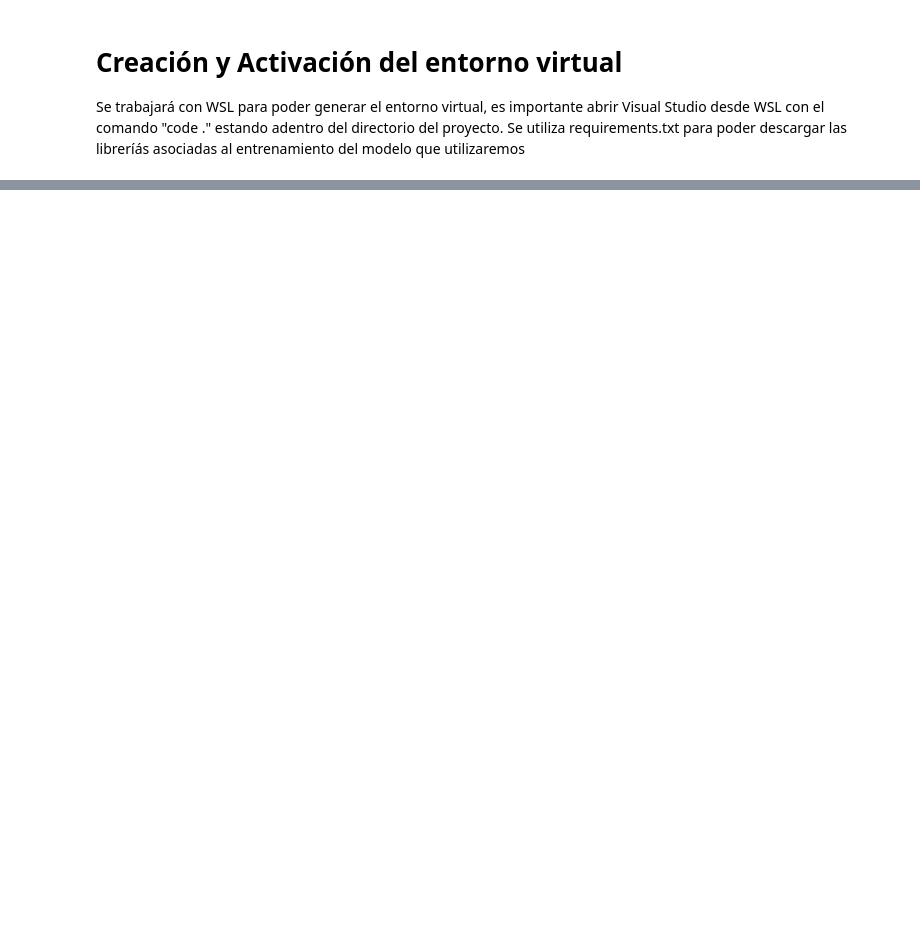
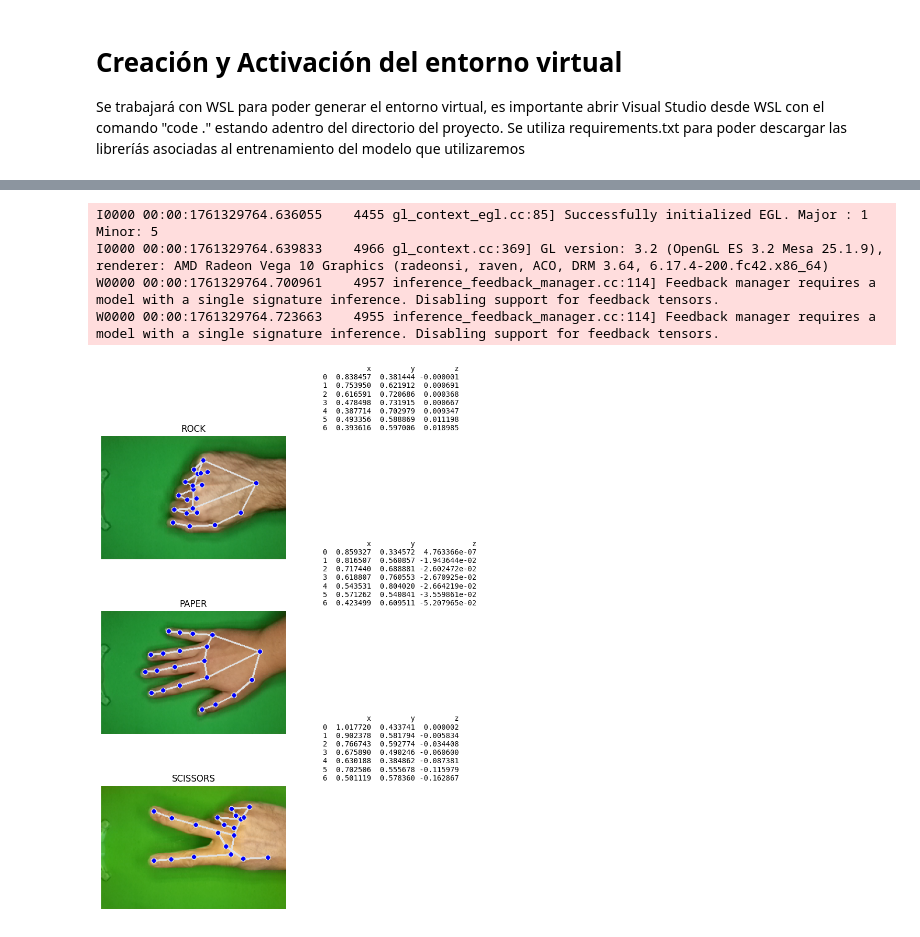
Before and after one commit to JustGerman/RockPaperScissor-NN-DL, a Jupyter notebook: proyecto.ipynb, the cells around one changed output, grey strips where cells are left out. Cells and saved outputs as stored; diff of their text form; code cells hidden in the pictures; blank space fills up the shorter version.

```diff
--- a/proyecto.ipynb
+++ b/proyecto.ipynb
@@ -52,0 +163,67 @@ Requirement already satisfied: pure-eval in ./.venv/lib/python3.12/site-packages
+# %%
+from PIL import Image
+import mediapipe as mp
+import numpy as np
+import matplotlib.pyplot as plt
+import os
+import random
+import pandas as pd
+
+# Inicializar MediaPipe Hands
+mp_hands = mp.solutions.hands
+mp_drawing = mp.solutions.drawing_utils
+hands = mp_hands.Hands(static_image_mode=True, max_num_hands=1)
+
+# Clases principales
+classes = ["rock", "paper", "scissors"]
+
+# Crear figure
+fig, axs = plt.subplots(3, 2, figsize=(10, 12))
+plt.subplots_adjust(hspace=0.3)
+
+for i, label in enumerate(classes):
+    folder = os.path.join(path, label)
+    img_name = random.choice([
+        f for f in os.listdir(folder)
+        if f.lower().endswith(('.jpg', '.jpeg', '.png'))
+    ])
+    img_path = os.path.join(folder, img_name)
+
+    # Cargar imagen con Pillow
+    img = Image.open(img_path).convert("RGB")
+    img_array = np.array(img)
+
+    # Procesar con MediaPipe
+    result = hands.process(img_array)
+
+    if result.multi_hand_landmarks:
+        hand_landmarks = result.multi_hand_landmarks[0]
+        # Dibujar landmarks sobre la imagen
+        annotated_img = img_array.copy()
+        mp_drawing.draw_landmarks(
+            annotated_img,
+            hand_landmarks,
+            mp_hands.HAND_CONNECTIONS
+        )
+
+        # Extraer (x, y, z)
+        landmarks = np.array([[lm.x, lm.y, lm.z] for lm in hand_landmarks.landmark]).flatten()
+
+        # Mostrar imagen con landmarks
+        axs[i, 0].imshow(annotated_img)
+        axs[i, 0].set_title(f"{label.upper()}")
+        axs[i, 0].axis("off")
+
+        # Mostrar resumen del vector (primeros 7 puntos)
+        vector_df = pd.DataFrame(landmarks.reshape(-1, 3), columns=["x", "y", "z"])
+        axs[i, 1].axis("off")
+        axs[i, 1].text(0, 1, str(vector_df.head(7)), fontsize=10, family="monospace")
+
+hands.close()
+plt.show()
+# %% [output]
+I0000 00:00:1761329764.636055    4455 gl_context_egl.cc:85] Successfully initialized EGL. Major : 1 Minor: 5
+I0000 00:00:1761329764.639833    4966 gl_context.cc:369] GL version: 3.2 (OpenGL ES 3.2 Mesa 25.1.9), renderer: AMD Radeon Vega 10 Graphics (radeonsi, raven, ACO, DRM 3.64, 6.17.4-200.fc42.x86_64)
+W0000 00:00:1761329764.700961    4957 inference_feedback_manager.cc:114] Feedback manager requires a model with a single signature inference. Disabling support for feedback tensors.
+W0000 00:00:1761329764.723663    4955 inference_feedback_manager.cc:114] Feedback manager requires a model with a single signature inference. Disabling support for feedback tensors.
+[figure, added]
```
Also changed, not shown: parts of 18 cells of this notebook.
